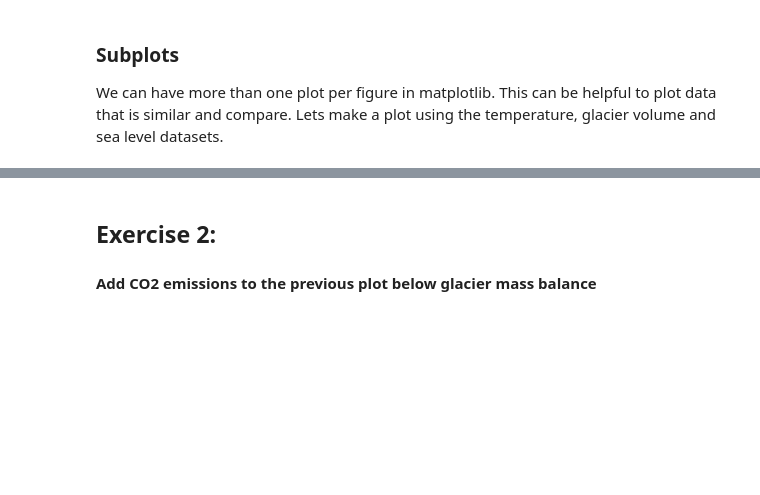
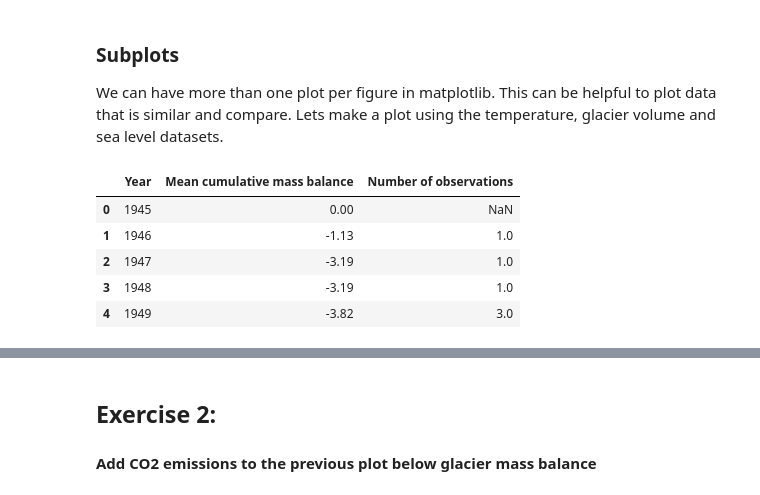
Before and after one commit to curso-visualizacion/practicas, a Jupyter notebook: Practica1/Practica 1.ipynb, the cells around one changed output, grey strips where cells are left out. Cells and saved outputs as stored; diff of their text form; code cells hidden in the pictures; blank space fills up the shorter version.

```diff
--- a/Practica1/Practica 1.ipynb
+++ b/Practica1/Practica 1.ipynb
@@ -148,6 +165,13 @@ To create an area plot in matplotlib use `ax.fill_between(x_data, base_line, y_d
 
 We can have more than one plot per figure in matplotlib. This can be helpful to plot data that is similar and compare. Lets make a plot using the temperature, glacier volume and sea level datasets.
 # %%
-glaciers = pd.read_csv("/home/diego/Documents/Diploma Data Science/Practica 1/glaciers_csv.csv")
+glaciers = pd.read_csv("https://raw.githubusercontent.com/dirodriguezm/practicas_diploma/master/Practica1/glaciers_csv.csv")
 glaciers.head()
+# %% [output]
+|  | Year | Mean cumulative mass balance | Number of observations |
+| 0 | 1945 | 0.00 | NaN |
+| 1 | 1946 | -1.13 | 1.0 |
+| 2 | 1947 | -3.19 | 1.0 |
+| 3 | 1948 | -3.19 | 1.0 |
+| 4 | 1949 | -3.82 | 3.0 |
 # %%
```
Also changed, not shown: parts of 16 cells of this notebook.
